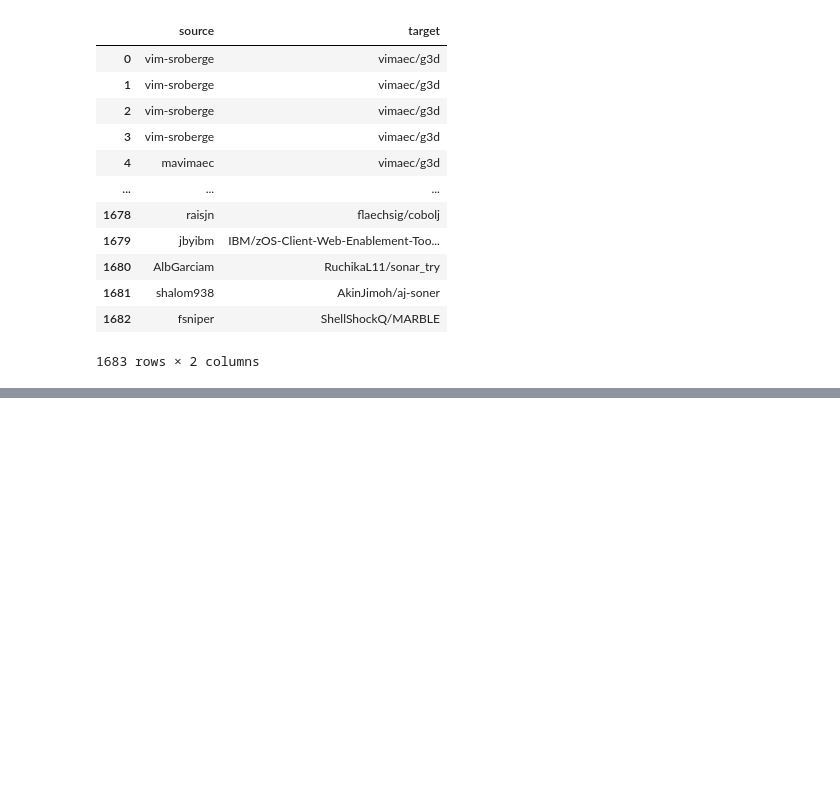
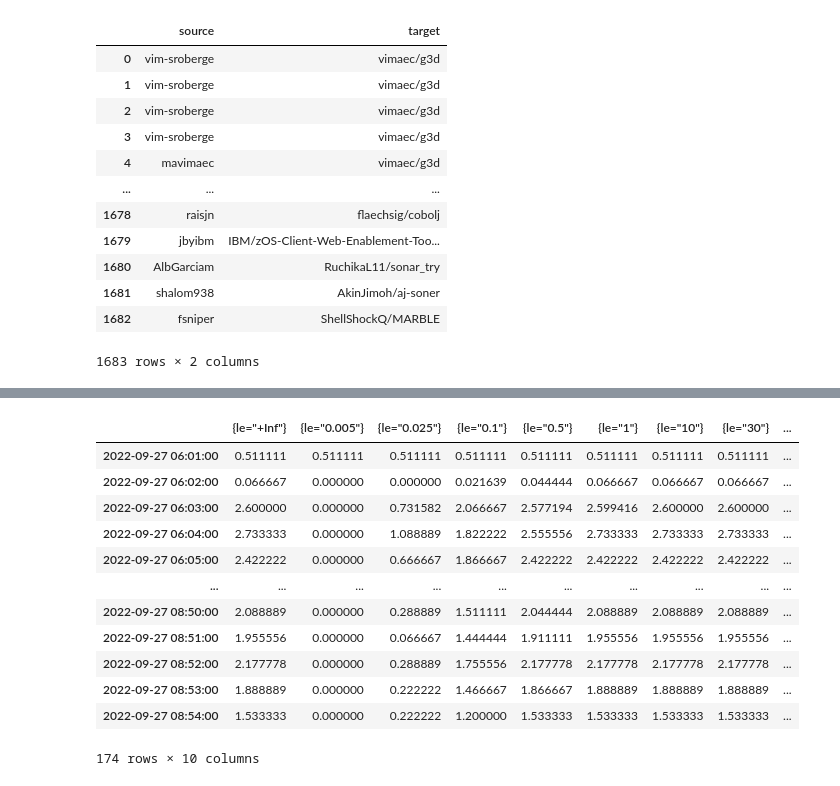
Before and after one commit to fzanart/Socialz, a Jupyter notebook: Frame.ipynb, the cells around one changed output, grey strips where cells are left out. Saved outputs shown, nothing was run; the diff lists cells and outputs as text; code cells hidden in the pictures; blank space fills up the shorter version.

```diff
--- a/Frame.ipynb
+++ b/Frame.ipynb
@@ -54,9 +70,23 @@ for i in df.index:
 # %%
-init_time, end_time = '2022-09-26T01:00:00Z','2022-09-26T23:00:00Z'
+init_time, end_time = '2022-09-27T06:01:00Z','2022-09-27T08:54:00Z'
 # %%
 # Workhorse latency
 req_query = 'sum by (le) (rate(gitlab_workhorse_http_request_duration_seconds_bucket{instance=~"localhost:9229"}[1m]))'
-p.query_range(req_query, init_time, end_time ,'15m')
+p.query_range(req_query, init_time, end_time ,'1m')
+# %% [output]
+|  | {le="+Inf"} | {le="0.005"} | {le="0.025"} | {le="0.1"} | {le="0.5"} | {le="1"} | {le="10"} | {le="30"} | ... |
+| 2022-09-27 06:01:00 | 0.511111 | 0.511111 | 0.511111 | 0.511111 | 0.511111 | 0.511111 | 0.511111 | 0.511111 | ... |
+| 2022-09-27 06:02:00 | 0.066667 | 0.000000 | 0.000000 | 0.021639 | 0.044444 | 0.066667 | 0.066667 | 0.066667 | ... |
+| 2022-09-27 06:03:00 | 2.600000 | 0.000000 | 0.731582 | 2.066667 | 2.577194 | 2.599416 | 2.600000 | 2.600000 | ... |
+| 2022-09-27 06:04:00 | 2.733333 | 0.000000 | 1.088889 | 1.822222 | 2.555556 | 2.733333 | 2.733333 | 2.733333 | ... |
+| 2022-09-27 06:05:00 | 2.422222 | 0.000000 | 0.666667 | 1.866667 | 2.422222 | 2.422222 | 2.422222 | 2.422222 | ... |
+| ... | ... | ... | ... | ... | ... | ... | ... | ... | ... |
+| 2022-09-27 08:50:00 | 2.088889 | 0.000000 | 0.288889 | 1.511111 | 2.044444 | 2.088889 | 2.088889 | 2.088889 | ... |
+| 2022-09-27 08:51:00 | 1.955556 | 0.000000 | 0.066667 | 1.444444 | 1.911111 | 1.955556 | 1.955556 | 1.955556 | ... |
+| 2022-09-27 08:52:00 | 2.177778 | 0.000000 | 0.288889 | 1.755556 | 2.177778 | 2.177778 | 2.177778 | 2.177778 | ... |
+| 2022-09-27 08:53:00 | 1.888889 | 0.000000 | 0.222222 | 1.466667 | 1.866667 | 1.888889 | 1.888889 | 1.888889 | ... |
+| 2022-09-27 08:54:00 | 1.533333 | 0.000000 | 0.222222 | 1.200000 | 1.533333 | 1.533333 | 1.533333 | 1.533333 | ... |
+174 rows × 10 columns
 # %%
 # Requests per second
 req_query = 'max(avg_over_time(gitlab_sli:code_method_route:workhorse_http_request_count:rate1m[1m]))'
```
Also changed, not shown: parts of 6 cells of this notebook.
